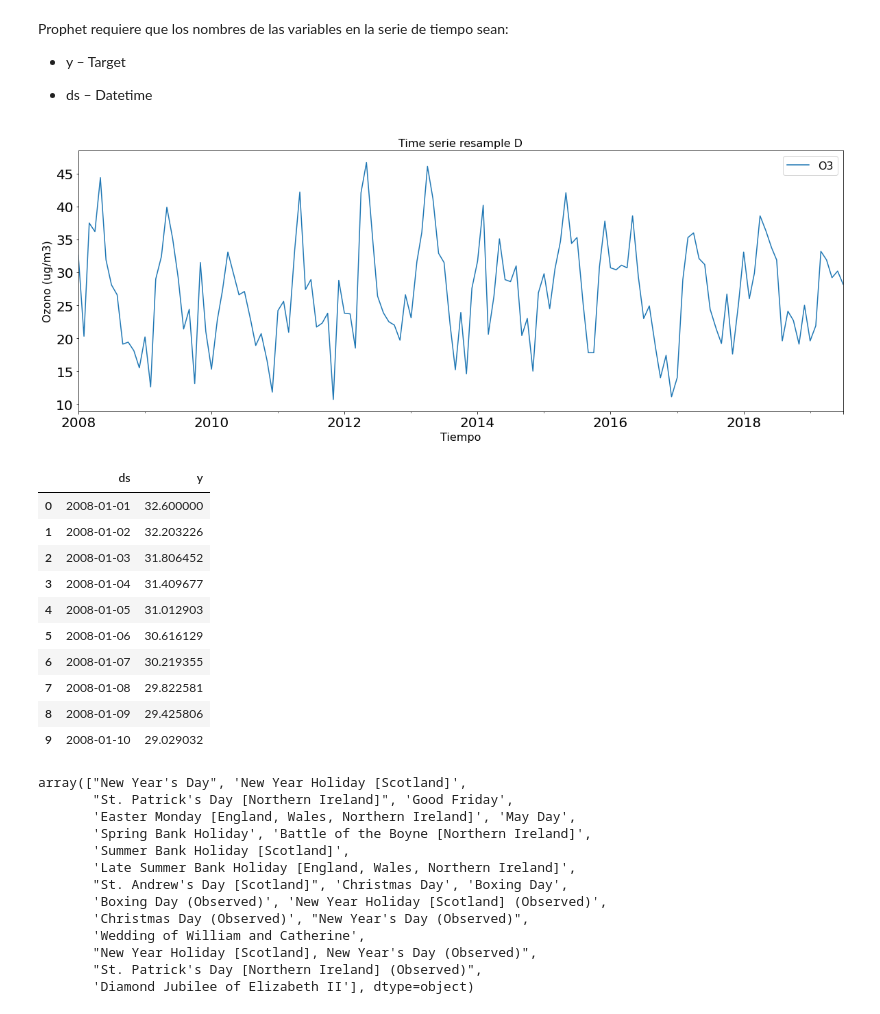
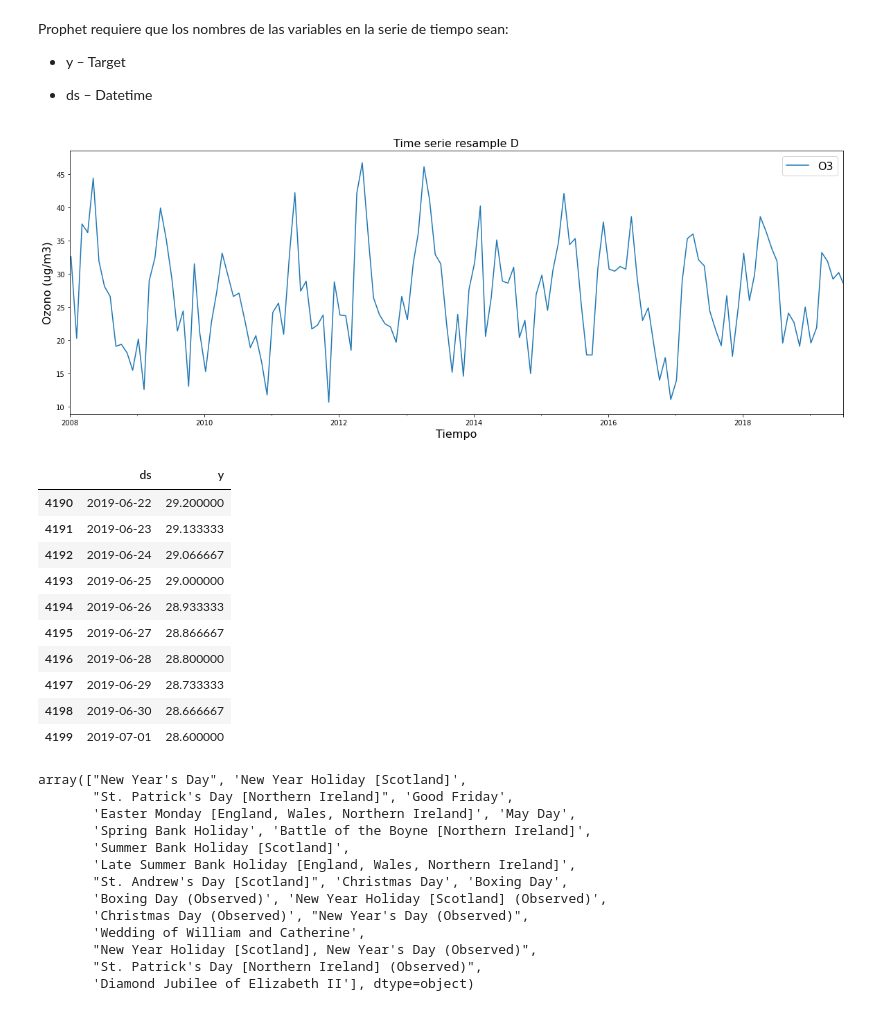
Before and after one commit to nadia1477/TFM-UOC, a Jupyter notebook: TFM_Nadia_Sanchez_Pozo.ipynb, the cells around one changed output. Saved outputs shown, nothing was run; the diff lists cells and outputs as text; code cells hidden in the pictures.

```diff
--- a/TFM_Nadia_Sanchez_Pozo.ipynb
+++ b/TFM_Nadia_Sanchez_Pozo.ipynb
@@ -732,35 +744,35 @@ Prophet = fbprophet.Prophet
 # %%
 plt.rcParams["figure.figsize"] = (20,7)
 upsampled = df_O3.resample('D')
-interpolated = upsampled.interpolate(method='linear')
+interpolated = upsampled.interpolate(method='linear').shift(6)
 len(interpolated)
 df_o3_resample = interpolated
 df_prophet=df_o3_resample
 df_prophet=df_prophet.reset_index()
 df_prophet=df_prophet.rename(columns={'Datetime':'ds',
                      'O3':'y'})
 df_o3_resample.plot()
 plt.title('Time serie resample D',fontsize=16)
 plt.xlabel('Tiempo',fontsize=16)
 plt.ylabel("Ozono (ug/m3)", fontsize=16)
 plt.legend(loc=1, prop={'size': 16})
 plt.show()
 # %% [output]
-[figure, old version]
+[figure, new version]
 # %%
-df_prophet.head(10)
+df_prophet.tail(10)
 # %% [output]
 |  | ds | y |
-| 0 | 2008-01-01 | 32.600000 |
-| 1 | 2008-01-02 | 32.203226 |
-| 2 | 2008-01-03 | 31.806452 |
-| 3 | 2008-01-04 | 31.409677 |
-| 4 | 2008-01-05 | 31.012903 |
-| 5 | 2008-01-06 | 30.616129 |
-| 6 | 2008-01-07 | 30.219355 |
-| 7 | 2008-01-08 | 29.822581 |
-| 8 | 2008-01-09 | 29.425806 |
-| 9 | 2008-01-10 | 29.029032 |
+| 4190 | 2019-06-22 | 29.200000 |
+| 4191 | 2019-06-23 | 29.133333 |
+| 4192 | 2019-06-24 | 29.066667 |
+| 4193 | 2019-06-25 | 29.000000 |
+| 4194 | 2019-06-26 | 28.933333 |
+| 4195 | 2019-06-27 | 28.866667 |
+| 4196 | 2019-06-28 | 28.800000 |
+| 4197 | 2019-06-29 | 28.733333 |
+| 4198 | 2019-06-30 | 28.666667 |
+| 4199 | 2019-07-01 | 28.600000 |
 # %%
 holidays_df = pd.DataFrame([], columns = ['ds','holiday'])
 # %%
```
Also changed, not shown: parts of 30 cells of this notebook, 1 other file.
